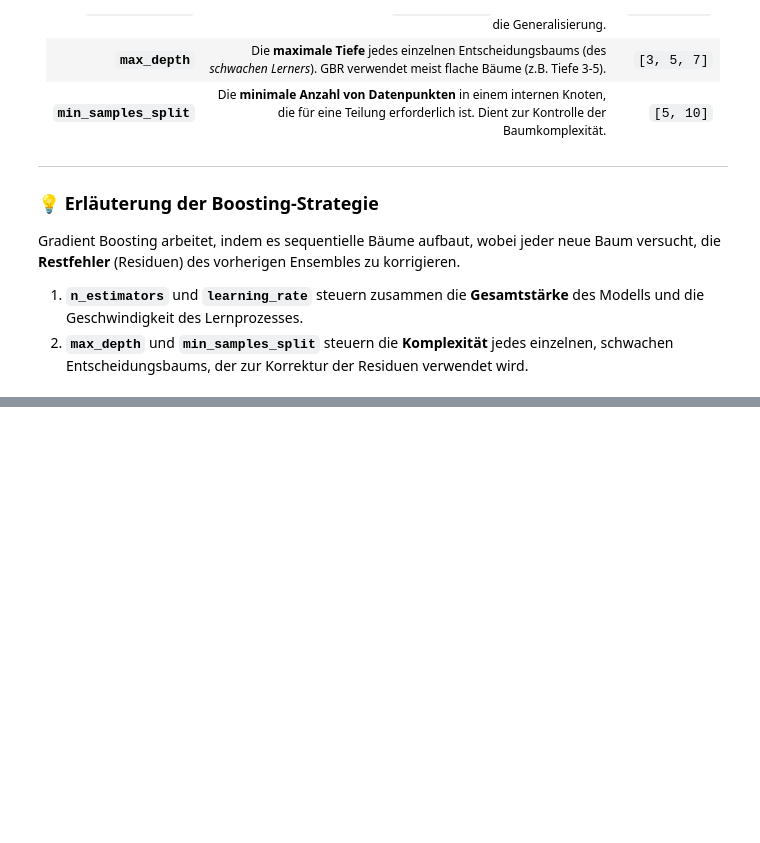
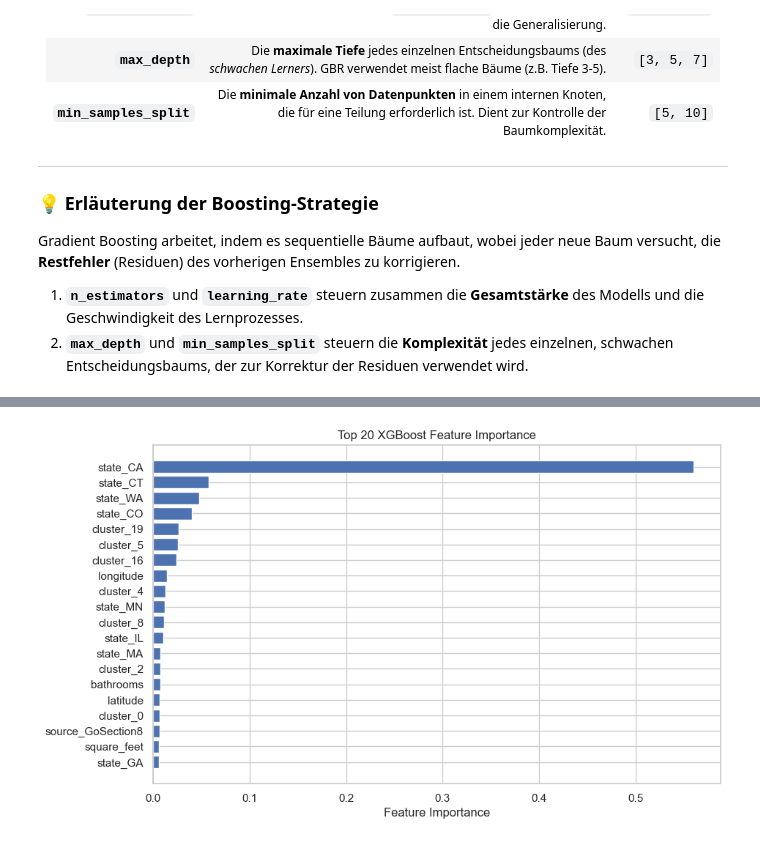
Before and after one commit to FelixFritz02/DataProject-WS-25-26, a Jupyter notebook: gradientboosting.ipynb, the cells around one changed output, grey strips where cells are left out. Saved outputs shown, nothing was run; the diff lists cells and outputs as text; code cells hidden in the pictures; blank space fills up the shorter version.

```diff
--- a/gradientboosting.ipynb
+++ b/gradientboosting.ipynb
@@ -78,0 +161,24 @@ model_evaluation
+# %%
+import numpy as np
+import matplotlib.pyplot as plt
+
+# Feature Importances
+importances = xgb_final_model.feature_importances_
+
+# Sortiere Indizes nach Wichtigkeit absteigend
+indices = np.argsort(importances)[::-1]
+
+# Nur die Top 20
+top_n = 20
+top_indices = indices[:top_n]
+top_features = [features[i] for i in top_indices]
+top_importances = importances[top_indices]
+
+# Barplot
+plt.figure(figsize=(10,6))
+plt.barh(top_features[::-1], top_importances[::-1])  # umgekehrt für höchste oben
+plt.xlabel("Feature Importance")
+plt.title("Top 20 XGBoost Feature Importance")
+plt.show()
+# %% [output]
+[figure, added]
```
Also changed, not shown: parts of 5 cells of this notebook, 5 other files.
